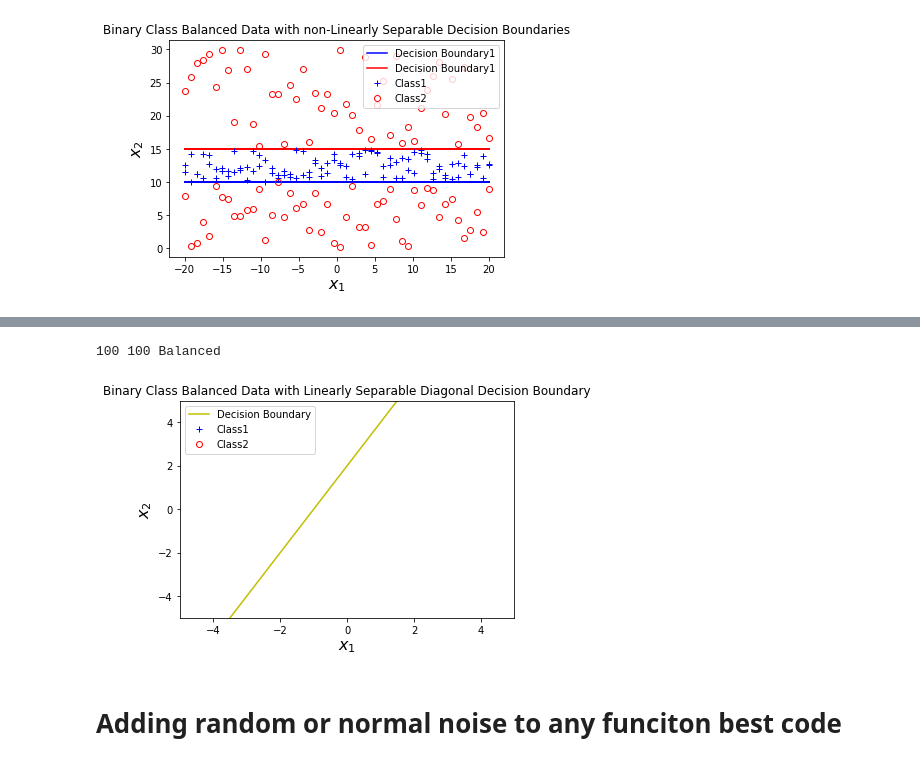
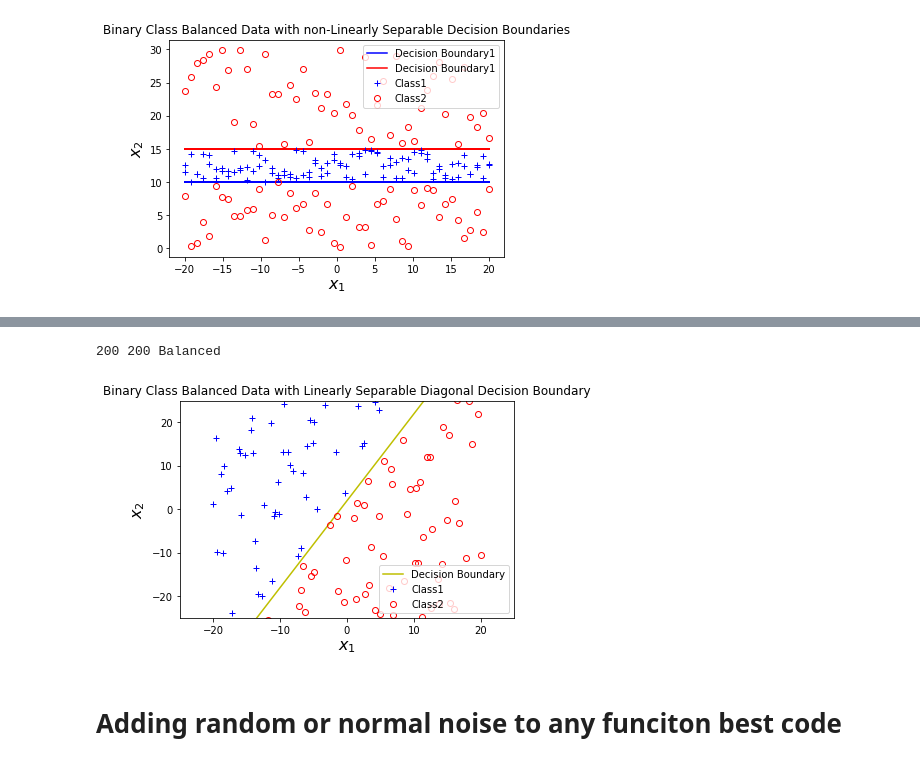
Before and after one commit to AltahhanAi/Data_Science, a Jupyter notebook: docs/content/unit1/exercises/Exercise4_Data_Sampling.ipynb, the cells around one changed output, grey strips where cells are left out. Cells and saved outputs as stored; diff of their text form; code cells hidden in the pictures.

```diff
--- a/docs/content/unit1/exercises/Exercise4_Data_Sampling.ipynb
+++ b/docs/content/unit1/exercises/Exercise4_Data_Sampling.ipynb
@@ -686,31 +694,32 @@ print(len(Y1),len(Y2),'Balanced')
 # %%
 name = 'DiagonalDBoundaryC1C2'
-n =100
+n =200
 
 x = np.linspace(-20, 20, num = n) # this sampling uniformly from the x axis
 y = np.linspace(-20, 20, num = n) # this sampling uniformly from the x axis
 
 # boundaries
 b = 2*y + 2 # boundary
+
 
 # generate data that satisfies the conditions
 Y1 =  np.random.random(n)*100 + b
 Y2 = -np.random.random(n)*100 + b
 
 # plot classes and boundaries and save data
 plt.plot(x, b, 'y', label='Decision Boundary')
 plt.title('Binary Class Balanced Data with Linearly Separable Diagonal Decision Boundary')
 
-plt.xlim([-5, 5])
-plt.ylim([-5, 5])
+plt.xlim([-25, 25])
+plt.ylim([-25, 25])
 
 pngBinaryClass(x,Y1,x,Y2,name)
 csvBinaryClass(x,Y1,x,Y2,name)
 
 print(len(Y1),len(Y2),'Balanced')
 # %% [output]
-100 100 Balanced
+200 200 Balanced
-[figure, old version]
+[figure, new version]
 # %% [markdown]
 # Adding random or normal noise to any funciton best code
 # %%
```
Also changed, not shown: parts of 29 cells of this notebook, 14 other files.
